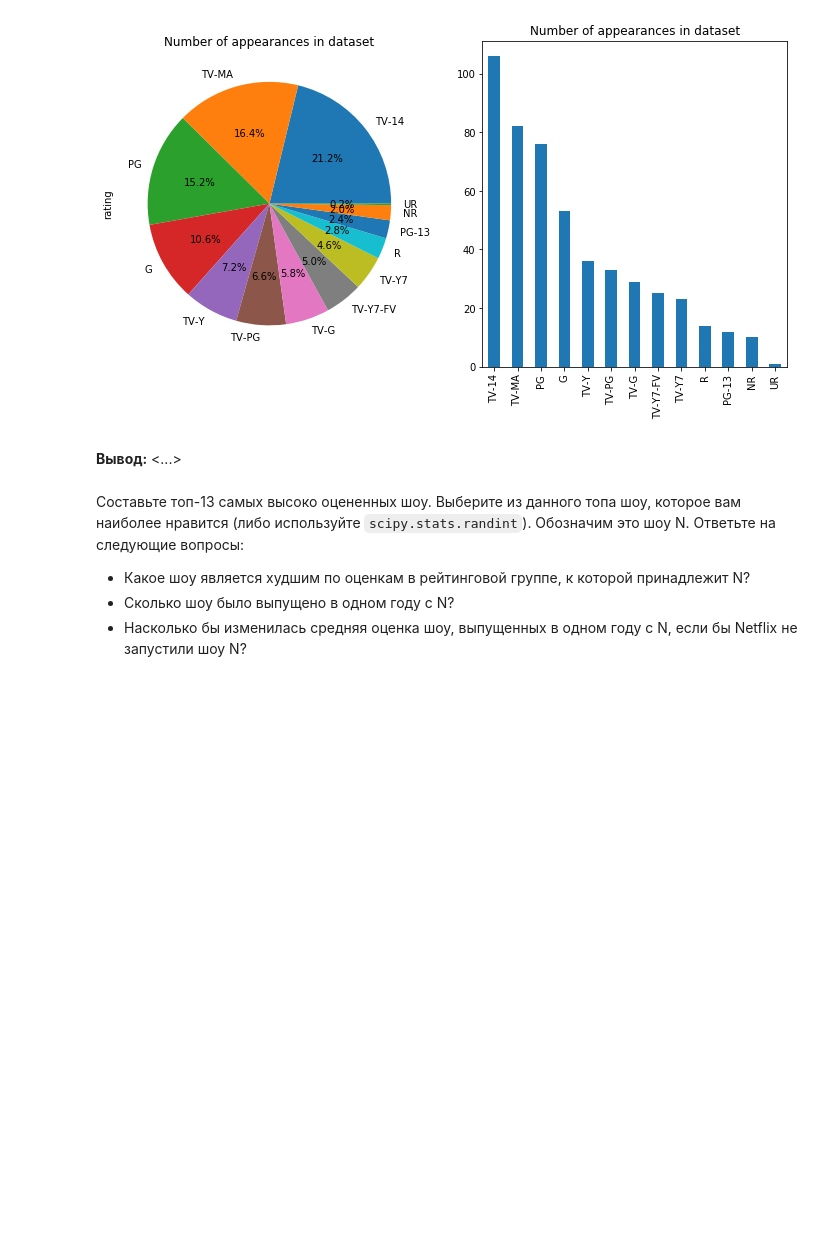
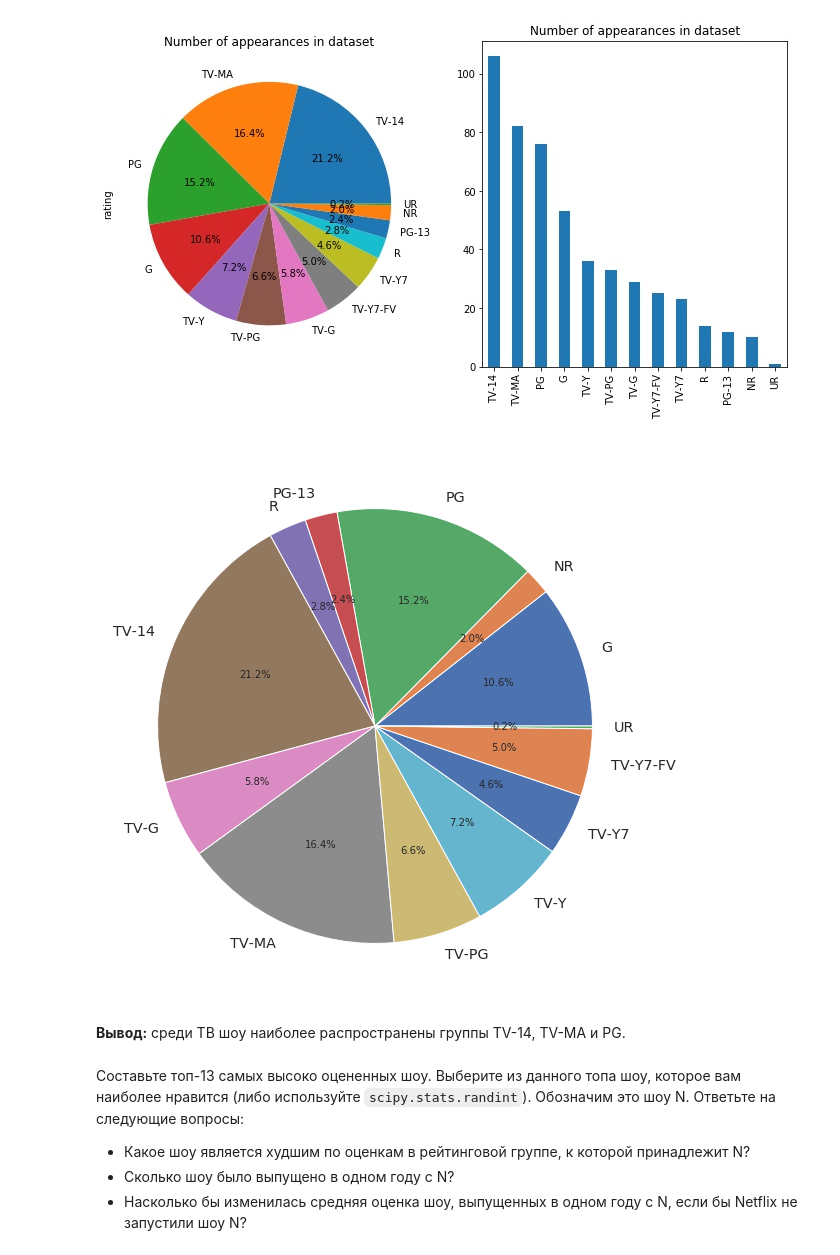
Before and after one commit to TopCoder2K/DS-introduction, a Jupyter notebook: notebooks/2.814.9.ipynb, the cells around one changed output. Cells and saved outputs as stored; diff of their text form; code cells hidden in the pictures; blank space fills up the shorter version.

```diff
--- a/notebooks/2.814.9.ipynb
+++ b/notebooks/2.814.9.ipynb
@@ -486,5 +583,14 @@ print('Строк удалено: {}.'.format(old_size - new_size))
-# %% [markdown]
-**Вывод:** <...>
+# %%
+rating_groups = data[['rating', 'title']].groupby('rating').count()
+
+plt.figure(figsize=(10,10))
+plt.pie(rating_groups['title'], labels=rating_groups.index, autopct='%.1f%%')
+
+plt.show()
+# %% [output]
+[figure, added]
+# %% [markdown]
+**Вывод:** среди ТВ шоу наиболее распространены группы TV-14, TV-MA и PG.
 # %% [markdown]
 Составьте топ-13 самых высоко оцененных шоу. Выберите из данного топа шоу, которое вам наиболее нравится (либо используйте `scipy.stats.randint`). Обозначим это шоу N.
 Ответьте на следующие вопросы:
```
Also changed, not shown: parts of 39 cells of this notebook.
